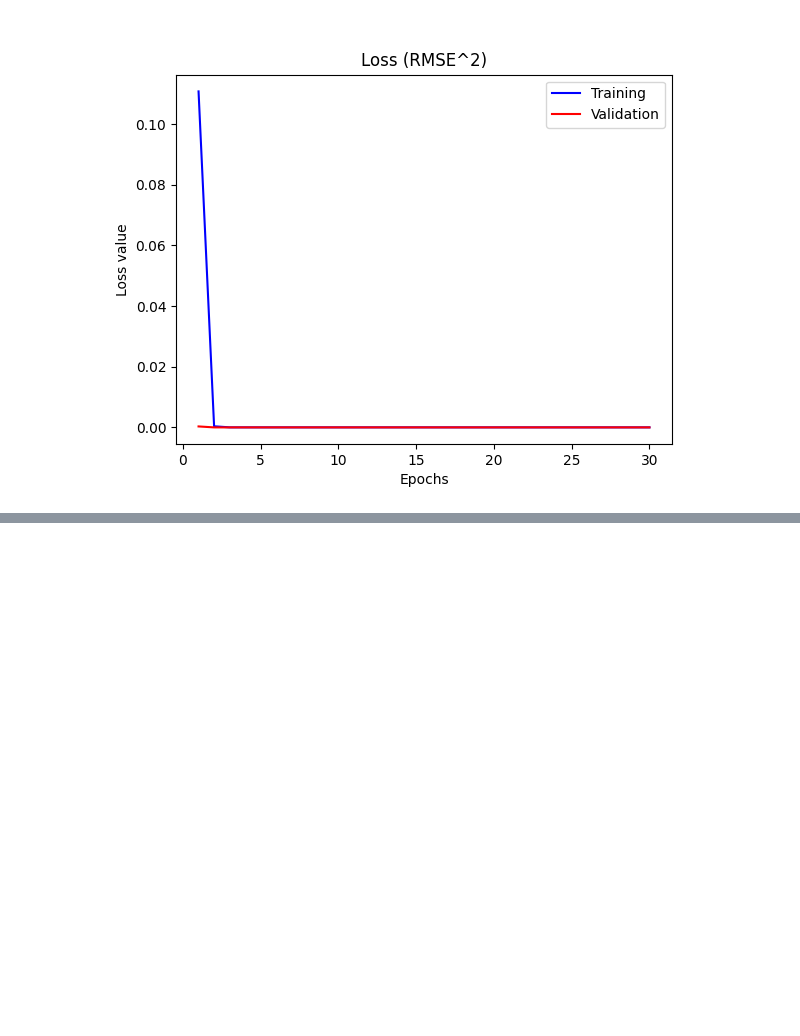
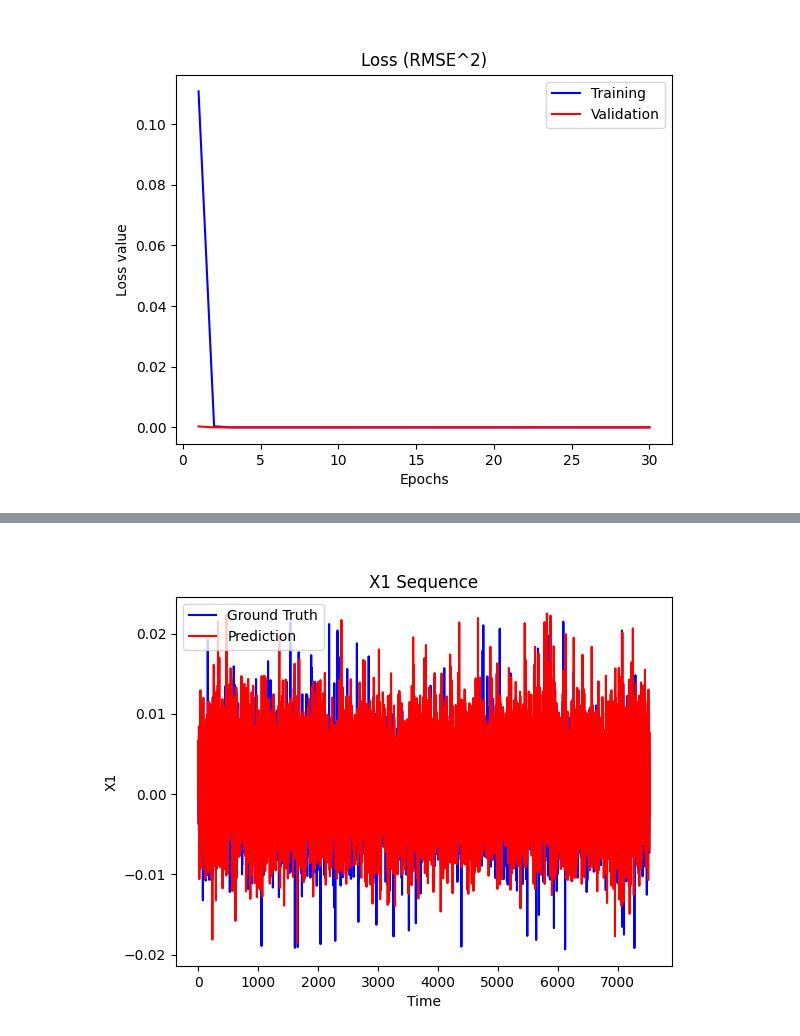
Before and after one commit to cybernetic-m/eai-project, a Jupyter notebook: notebook_exam_test.ipynb, the cells around one changed output, grey strips where cells are left out. Saved outputs shown, nothing was run; the diff lists cells and outputs as text; code cells hidden in the pictures; blank space fills up the shorter version.

```diff
--- a/notebook_exam_test.ipynb
+++ b/notebook_exam_test.ipynb
@@ -246,5 +219,19 @@ z1_pred = [z[2] for z in y_pred_list]
 
 # Create x-axis
 t = [i for i in range(1, len(y_pred_list)+1)]
+# %%
+fig4, ax4 = plt.subplots()
+
+ax4.plot(t, y1_true, label='Ground Truth', color='b')
+ax4.plot(t, x1_pred, label='Prediction', color='r')
+ax4.set_title('X1 Sequence')
+ax4.set_xlabel('Time')
+ax4.set_ylabel('X1')
+plt.legend()
+
+plt.savefig(path + '/X1')  # Save the figure to the specified path
+plt.show()
+# %% [output]
+[figure, added]
 # %%
 # Initialize a list of epochs [1,2,3, ...] for the plots x-axis
```
Also changed, not shown: parts of 9 cells of this notebook.
